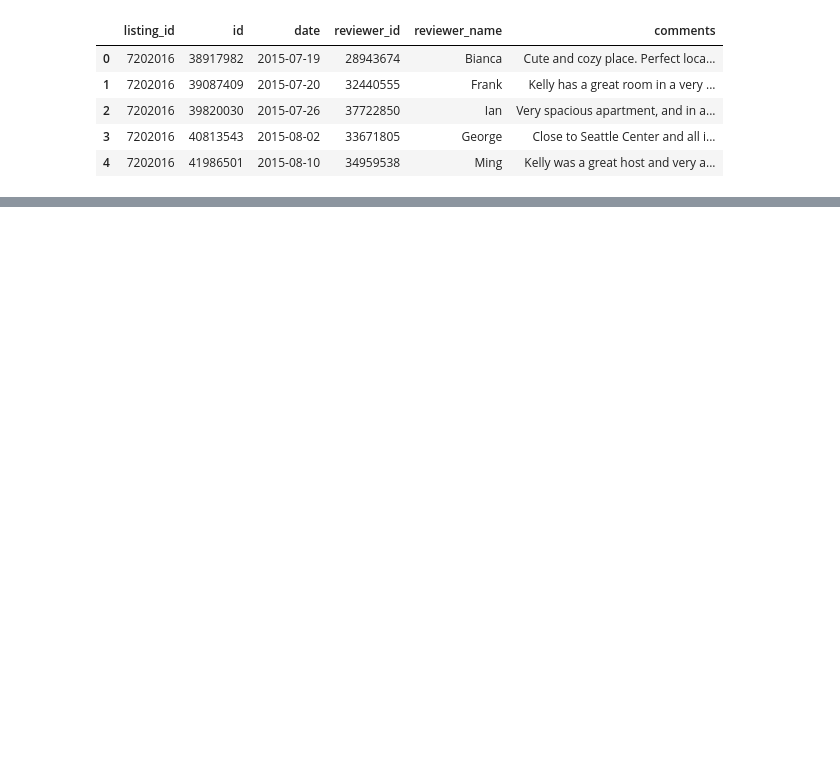
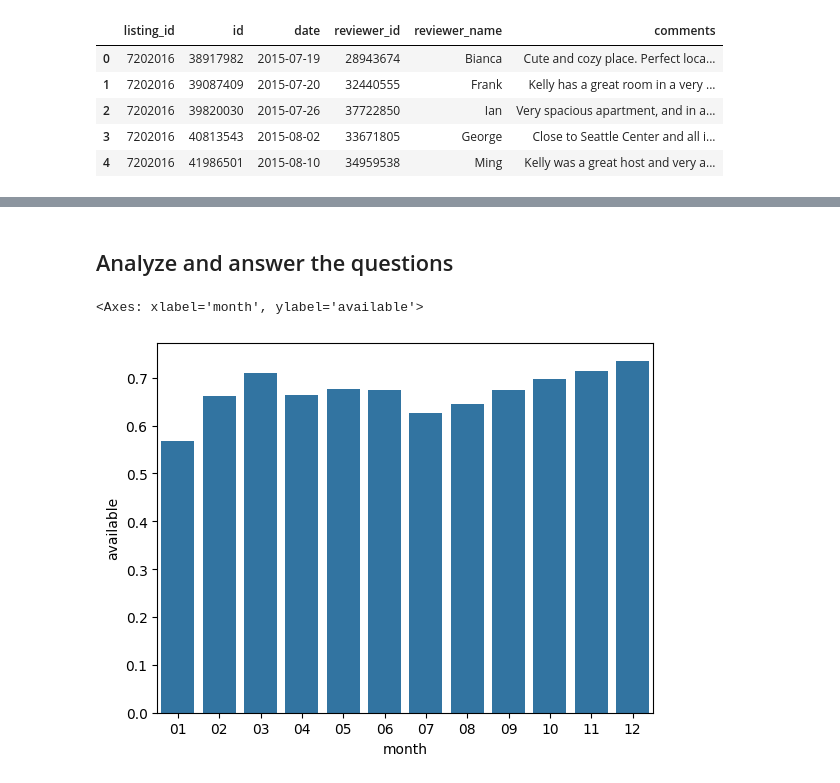
Before and after one commit to tuhuyc3/ds-nano-hh, a Jupyter notebook: my_1st_project.ipynb, the cells around one changed output, grey strips where cells are left out. Drawn from its saved outputs; the diff is of its cells as text; code cells hidden in the pictures; blank space fills up the shorter version.

```diff
--- a/my_1st_project.ipynb
+++ b/my_1st_project.ipynb
@@ -37,0 +205,9 @@ reviews.head()
+# %%
+# Create a weekday column
+calendar['weekday'] = [datetime.strptime(calendar.iloc[i,1],'%Y-%m-%d').weekday() for i in range(len(calendar.iloc[:]))]
+
+# Create a month column
+calendar['month'] = [i.split('-')[1] for i in calendar['date']]
+# %%
+# Convert "available" into binary
+calendar['available'] = [1 if i=='t' else 0 for i in calendar.iloc[:,2]]
@@ -37,0 +223,9 @@ reviews.head()
+# %% [markdown]
+## Analyze and answer the questions
+# %%
+# monthly availability rate
+monthly_avai_rate = calendar.groupby('month')['available'].mean()
+sns.barplot(monthly_avai_rate)
+# %% [output]
+<Axes: xlabel='month', ylabel='available'>
+[figure, added]
```
Also changed, not shown: parts of 30 cells of this notebook, 2 other files.
